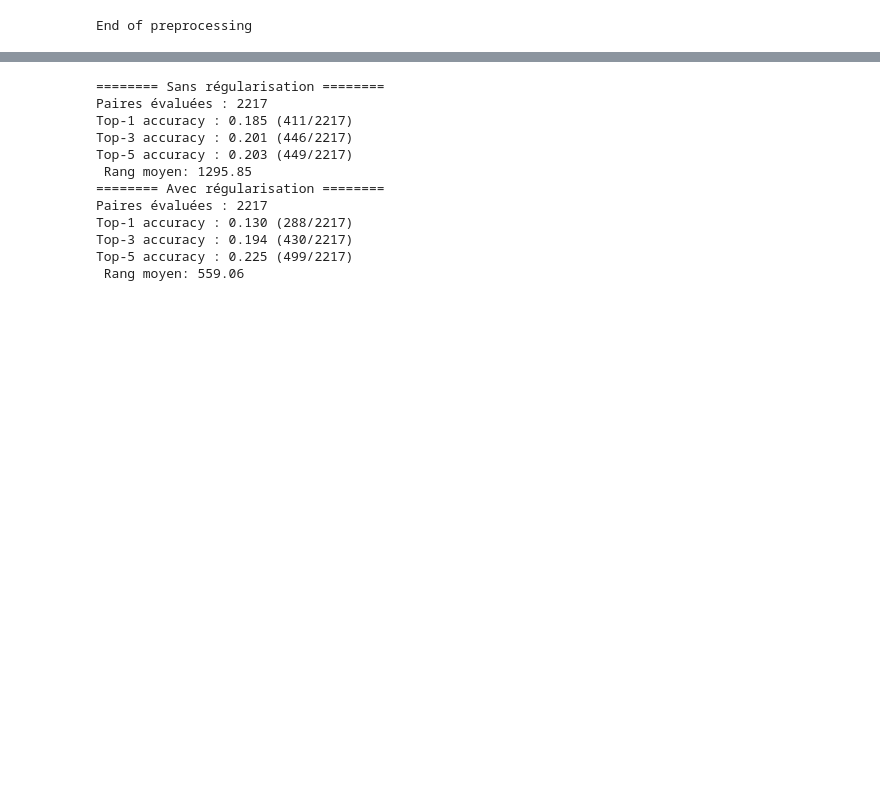
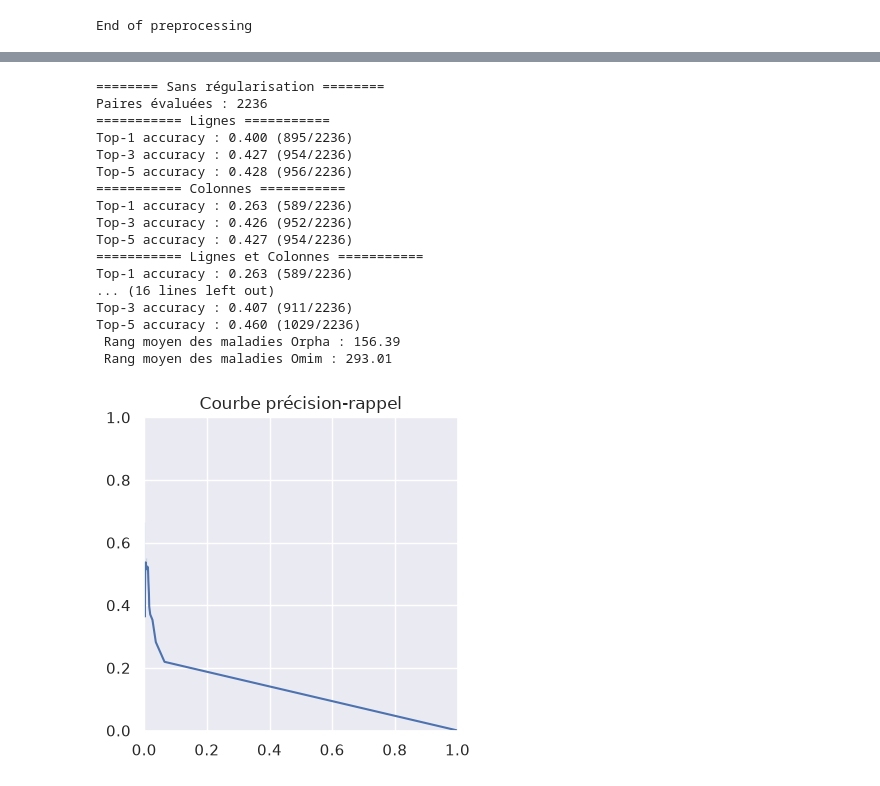
Before and after one commit to averniere/OT_simulation_maladies, a Jupyter notebook: Embeddings/tsw_node2vec.ipynb, the cells around one changed output, grey strips where cells are left out. Drawn from its saved outputs; the diff is of its cells as text; code cells hidden in the pictures; blank space fills up the shorter version.

Commit message:
fin node2vec et code regularisation laplacienne

```diff
--- a/Embeddings/tsw_node2vec.ipynb
+++ b/Embeddings/tsw_node2vec.ipynb
@@ -588,22 +602,31 @@ Top-5 accuracy : 0.626 (991/1583)
  Rang moyen: 317.56
 # %% [markdown]
 # PecanPy (Node2Vec)
+# %%
+G_hpo_rev = G_hpo_work.reverse()
+label_to_id = {node: str(i) for i, node in enumerate(G_hpo_rev.nodes())}
+id_to_label = {v: k for k, v in label_to_id.items()}
+G_clean = nx.relabel_nodes(G_hpo_rev, label_to_id)  # Nouveaux labels pour éviter les pollutions
+
+objects = list(G_hpo_rev.nodes())
+edges = np.array([(label_to_id[u], label_to_id[v]) for u, v in G_hpo_rev.edges()], dtype=int)
+#nx.write_edgelist(G_hpo_work, "node2vec/graph.edg", delimiter="\t", data=False)
 # %%
 print('Union diseases')
-union_diseases = add_corresponding_terms(w_omim, w_orpha, df_orpha_omim)
+union_diseases = add_corresponding_terms(work_omim2, work_orpha2, df_orpha_omim)
 print('Add edges')
+# Graphe augmenté en termes d'arêtes
 G_hpo_omim = add_edges(union_diseases, G_hpo_work, depths)
 print("End of preprocessing")
 G_hpo_omim.add_edge('HP:6001347', 'HP:0001832')
+G_hpo_omim = G_hpo_omim.reverse()
 
-label_to_id = {node: str(i) for i, node in enumerate(G_hpo_omim.nodes())}
-id_to_label = {v: k for k, v in label_to_id.items()}
-G_clean = nx.relabel_nodes(G_hpo_omim, label_to_id)  # Nouveaux labels pour éviter les pollutions
+label_to_id_full = {node: str(i) for i, node in enumerate(G_hpo_omim.nodes())}
+id_to_label_full = {v: k for k, v in label_to_id.items()}
 
-objects = list(G_hpo_omim.nodes())
-edges = np.array([(label_to_id[u], label_to_id[v]) for u, v in G_hpo_omim.edges()],dtype=int)
-#nx.write_edgelist(G_clean, "graph.edg", delimiter="\t", data=False)
-nx.write_edgelist(G_hpo_omim, "graph.edg", delimiter="\t", data=False)
+objects_full = list(G_hpo_omim.nodes())
+edges_full = np.array([(label_to_id[u], label_to_id[v]) for u, v in G_hpo_omim.edges()],dtype=int)
+nx.write_edgelist(G_hpo_omim, "node2vec/graph_full.edg", delimiter="\t", data=False)
 # %% [output]
 Union diseases
 Add edges
@@ -648,0 +702,3 @@ Ligne 19277 ignorée : second to fifth metatarsophalangeal joints, and wrists.""
+# %%
+df, df_sorted, _ = read_embedding("node2vec/graph.emb", label_to_id)
+df2, df_sorted2, _ = read_embedding("node2vec/graph_full.emb", label_to_id_full)
@@ -699,6 +766,5 @@ results
 # %%
 from joblib import Parallel, delayed
-from tqdm import tqdm
 from OT_utils import compute_transport
 from information_content import deprecated
 
@@ -744,9 +810,14 @@ def compute_costs_matrix_wasserstein2(df_omim, df_orpha, node2id_w, df_weights,
 
     print("Precomputing full HPO distance matrix...")
     #D_full = np.sum((E[:, None, :] - E[None, :, :]) ** 2, axis=-1)  # (K, K)
+    K = E.shape[0]
     norms = np.sum(E**2, axis=1)  # (K,)
-    D_full = norms[:, None] + norms[None, :] - 2 * (E @ E.T)  # (K, K)
-    D_full = np.maximum(D_full, 0)
+    D_full = np.empty((K, K), dtype=E.dtype)
+    for i in range (0, K, 256):
+        i_end = min(K, i+256)
+        E_i = E[i:i_end]
+        D_block = norms[i:i_end, None] + norms[None, :] - 2 * E_i @ E.T
+        D_full[i:i_end, :] = np.maximum(D_block, 0)
     print(f"HPO distance matrix: {D_full.shape}")
 
     def compute_row(i):
@@ -770,7 +841,7 @@ def compute_costs_matrix_wasserstein2(df_omim, df_orpha, node2id_w, df_weights,
         C[i] = row
     return C
 
-C = compute_costs_matrix_wasserstein2(w_omim, w_orpha, label_to_id, df, deprecated)
+C = compute_costs_matrix_wasserstein2(work_omim2, work_orpha2, label_to_id, df, deprecated)
 # %% [output]
 <class 'numpy.ndarray'>
 Precompute...
@@ -782,22 +862,31 @@ HPO distance matrix: (10697, 10697)
 from OT_utils import compute_transport, compute_transport_sinkhorn, evaluate_transport
 print("======== Sans régularisation ========")
 ot_plan, ot_cost = compute_transport(C, None, None)
-ranks, pairs = evaluate_transport(ot_plan, gt_set, C)
+ranks, _, pairs, _, _ = evaluate_transport(ot_plan, gt_set2, C)
 
 print("======== Avec régularisation ========")
 epsilon = 0.1*np.mean(C)
 ot_plan_reg, ot_cots_reg = compute_transport_sinkhorn(C, None, None, epsilon, 10000, 1e-4, False)
-ranks_reg, pairs_reg = evaluate_transport(ot_plan_reg, gt_set, C)
+ranks_reg,_, pairs_reg, _, _ = evaluate_transport(ot_plan_reg, gt_set2, C)
 # %% [output]
 ======== Sans régularisation ========
-Paires évaluées : 2217
-Top-1 accuracy : 0.185 (411/2217)
-Top-3 accuracy : 0.201 (446/2217)
-Top-5 accuracy : 0.203 (449/2217)
- Rang moyen: 1295.85
-======== Avec régularisation ========
-Paires évaluées : 2217
-Top-1 accuracy : 0.130 (288/2217)
-Top-3 accuracy : 0.194 (430/2217)
-Top-5 accuracy : 0.225 (499/2217)
- Rang moyen: 559.06
+Paires évaluées : 2236
+=========== Lignes ===========
+Top-1 accuracy : 0.400 (895/2236)
+Top-3 accuracy : 0.427 (954/2236)
+Top-5 accuracy : 0.428 (956/2236)
+=========== Colonnes ===========
+Top-1 accuracy : 0.263 (589/2236)
+Top-3 accuracy : 0.426 (952/2236)
+Top-5 accuracy : 0.427 (954/2236)
+=========== Lignes et Colonnes ===========
+Top-1 accuracy : 0.263 (589/2236)
+... (16 lines left out)
+Top-3 accuracy : 0.407 (911/2236)
+Top-5 accuracy : 0.460 (1029/2236)
+ Rang moyen des maladies Orpha : 156.39
+ Rang moyen des maladies Omim : 293.01
+# %%
+plot_PR_curve(ot_plan_reg, gt_set2, seuils)
+# %% [output]
+[figure, added]
```
Also changed, not shown: parts of 11 cells of this notebook, 3 other files.
